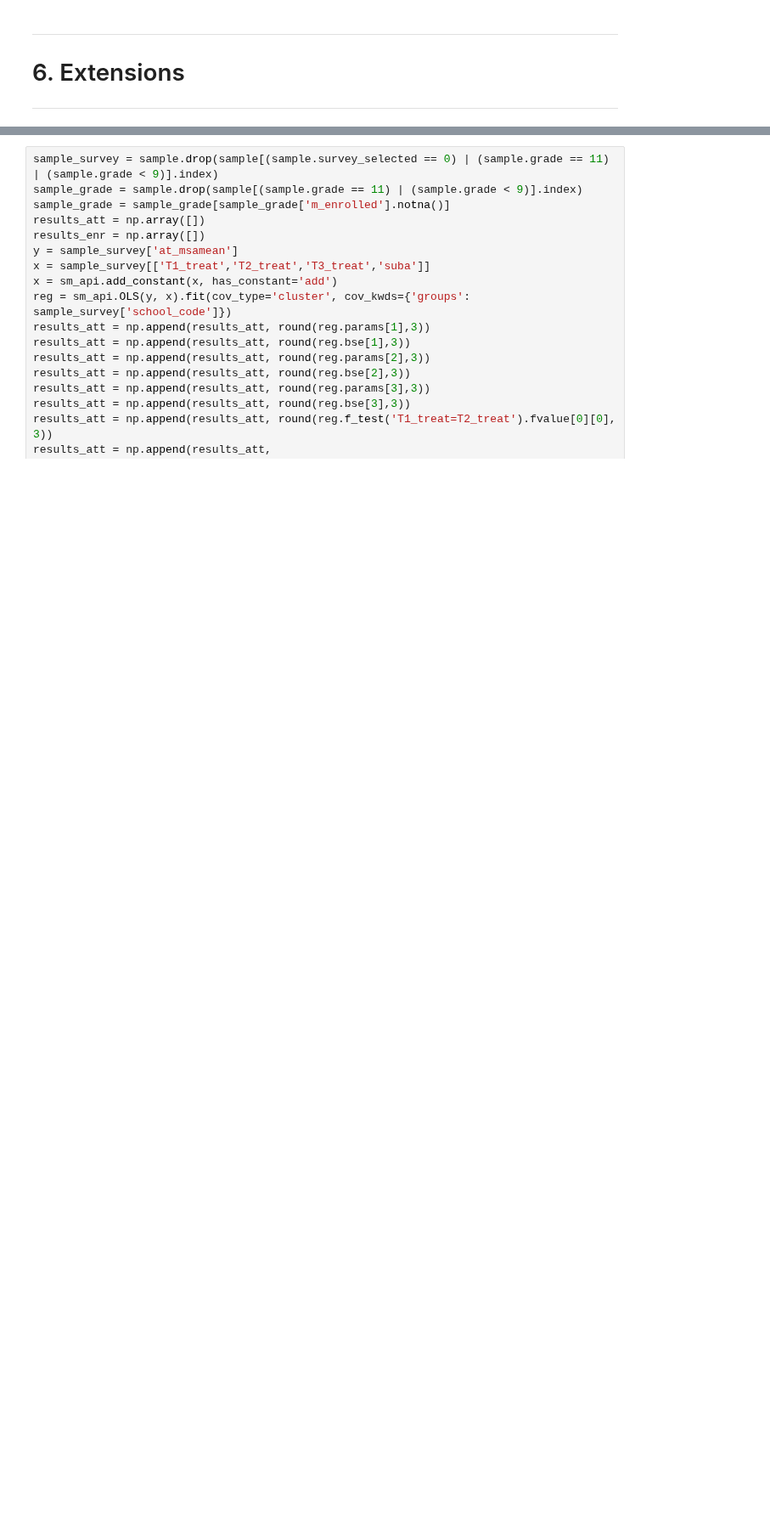
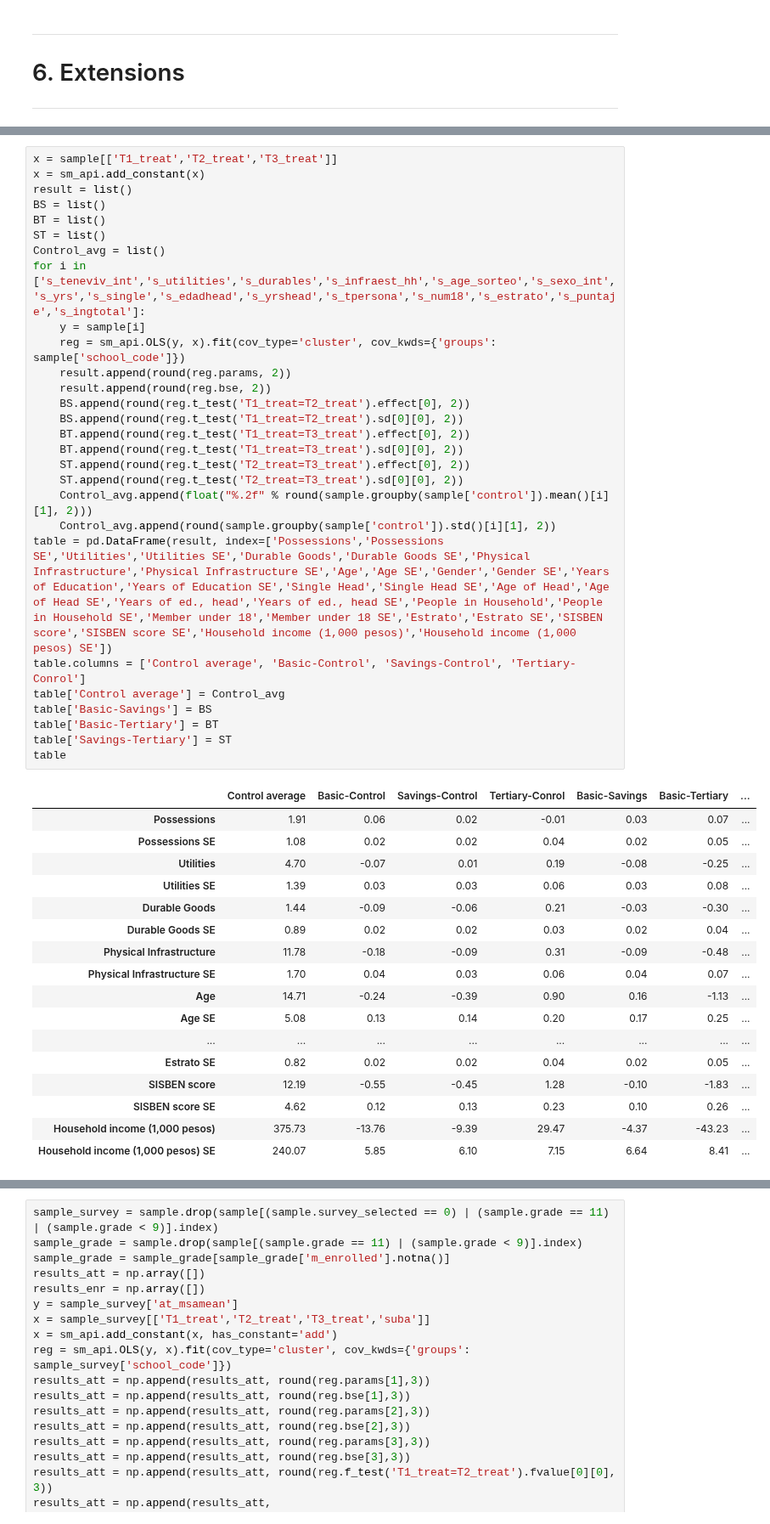
Before and after one commit to juwilhel/Replication-of-Barrera-Osorio-Felipe-Marianne-Bertrand-Leigh-L.-Linden-and-Francisco-Perez-Calle, a Jupyter notebook: Project.ipynb, the cells around one changed output, grey strips where cells are left out. Shown at 85% size. Saved outputs shown, nothing was run; the diff lists cells and outputs as text; blank space fills up the shorter version.

```diff
--- a/Project.ipynb
+++ b/Project.ipynb
@@ -370,0 +376,46 @@ Lastly, the sample size for the tertiary treatment is not very large, which is a
+# %%
+x = sample[['T1_treat','T2_treat','T3_treat']]
+x = sm_api.add_constant(x)
+result = list()
+BS = list()
+BT = list()
+ST = list()
+Control_avg = list()
+for i in ['s_teneviv_int','s_utilities','s_durables','s_infraest_hh','s_age_sorteo','s_sexo_int','s_yrs','s_single','s_edadhead','s_yrshead','s_tpersona','s_num18','s_estrato','s_puntaje','s_ingtotal']:
+    y = sample[i]
+    reg = sm_api.OLS(y, x).fit(cov_type='cluster', cov_kwds={'groups': sample['school_code']})
+    result.append(round(reg.params, 2))
+    result.append(round(reg.bse, 2))
+    BS.append(round(reg.t_test('T1_treat=T2_treat').effect[0], 2))
+    BS.append(round(reg.t_test('T1_treat=T2_treat').sd[0][0], 2))
+    BT.append(round(reg.t_test('T1_treat=T3_treat').effect[0], 2))
+    BT.append(round(reg.t_test('T1_treat=T3_treat').sd[0][0], 2))
+    ST.append(round(reg.t_test('T2_treat=T3_treat').effect[0], 2))
+    ST.append(round(reg.t_test('T2_treat=T3_treat').sd[0][0], 2))
+    Control_avg.append(float("%.2f" % round(sample.groupby(sample['control']).mean()[i][1], 2)))
+    Control_avg.append(round(sample.groupby(sample['control']).std()[i][1], 2))
+table = pd.DataFrame(result, index=['Possessions','Possessions SE','Utilities','Utilities SE','Durable Goods','Durable Goods SE','Physical Infrastructure','Physical Infrastructure SE','Age','Age SE','Gender','Gender SE','Years of Education','Years of Education SE','Single Head','Single Head SE','Age of Head','Age of Head SE','Years of ed., head','Years of ed., head SE','People in Household','People in Household SE','Member under 18','Member under 18 SE','Estrato','Estrato SE','SISBEN score','SISBEN score SE','Household income (1,000 pesos)','Household income (1,000 pesos) SE'])
+table.columns = ['Control average', 'Basic-Control', 'Savings-Control', 'Tertiary-Conrol']
+table['Control average'] = Control_avg
+table['Basic-Savings'] = BS
+table['Basic-Tertiary'] = BT
+table['Savings-Tertiary'] = ST
+table
+# %% [output]
+|  | Control average | Basic-Control | Savings-Control | Tertiary-Conrol | Basic-Savings | Basic-Tertiary | ... |
+| Possessions | 1.91 | 0.06 | 0.02 | -0.01 | 0.03 | 0.07 | ... |
+| Possessions SE | 1.08 | 0.02 | 0.02 | 0.04 | 0.02 | 0.05 | ... |
+| Utilities | 4.70 | -0.07 | 0.01 | 0.19 | -0.08 | -0.25 | ... |
+| Utilities SE | 1.39 | 0.03 | 0.03 | 0.06 | 0.03 | 0.08 | ... |
+| Durable Goods | 1.44 | -0.09 | -0.06 | 0.21 | -0.03 | -0.30 | ... |
+| Durable Goods SE | 0.89 | 0.02 | 0.02 | 0.03 | 0.02 | 0.04 | ... |
+| Physical Infrastructure | 11.78 | -0.18 | -0.09 | 0.31 | -0.09 | -0.48 | ... |
+| Physical Infrastructure SE | 1.70 | 0.04 | 0.03 | 0.06 | 0.04 | 0.07 | ... |
+| Age | 14.71 | -0.24 | -0.39 | 0.90 | 0.16 | -1.13 | ... |
+| Age SE | 5.08 | 0.13 | 0.14 | 0.20 | 0.17 | 0.25 | ... |
+| ... | ... | ... | ... | ... | ... | ... | ... |
+| Estrato SE | 0.82 | 0.02 | 0.02 | 0.04 | 0.02 | 0.05 | ... |
+| SISBEN score | 12.19 | -0.55 | -0.45 | 1.28 | -0.10 | -1.83 | ... |
+| SISBEN score SE | 4.62 | 0.12 | 0.13 | 0.23 | 0.10 | 0.26 | ... |
+| Household income (1,000 pesos) | 375.73 | -13.76 | -9.39 | 29.47 | -4.37 | -43.23 | ... |
+| Household income (1,000 pesos) SE | 240.07 | 5.85 | 6.10 | 7.15 | 6.64 | 8.41 | ... |
```
Also changed, not shown: parts of 8 cells of this notebook.
